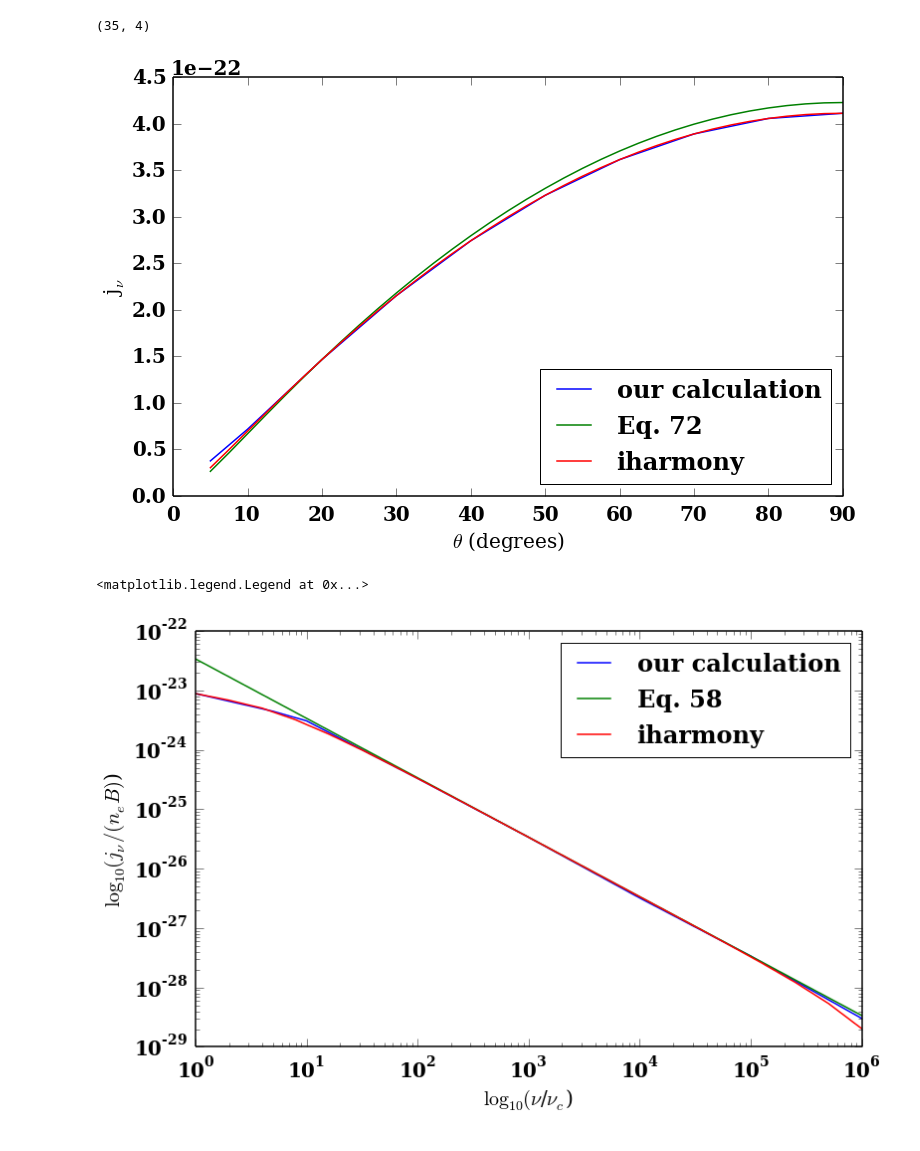
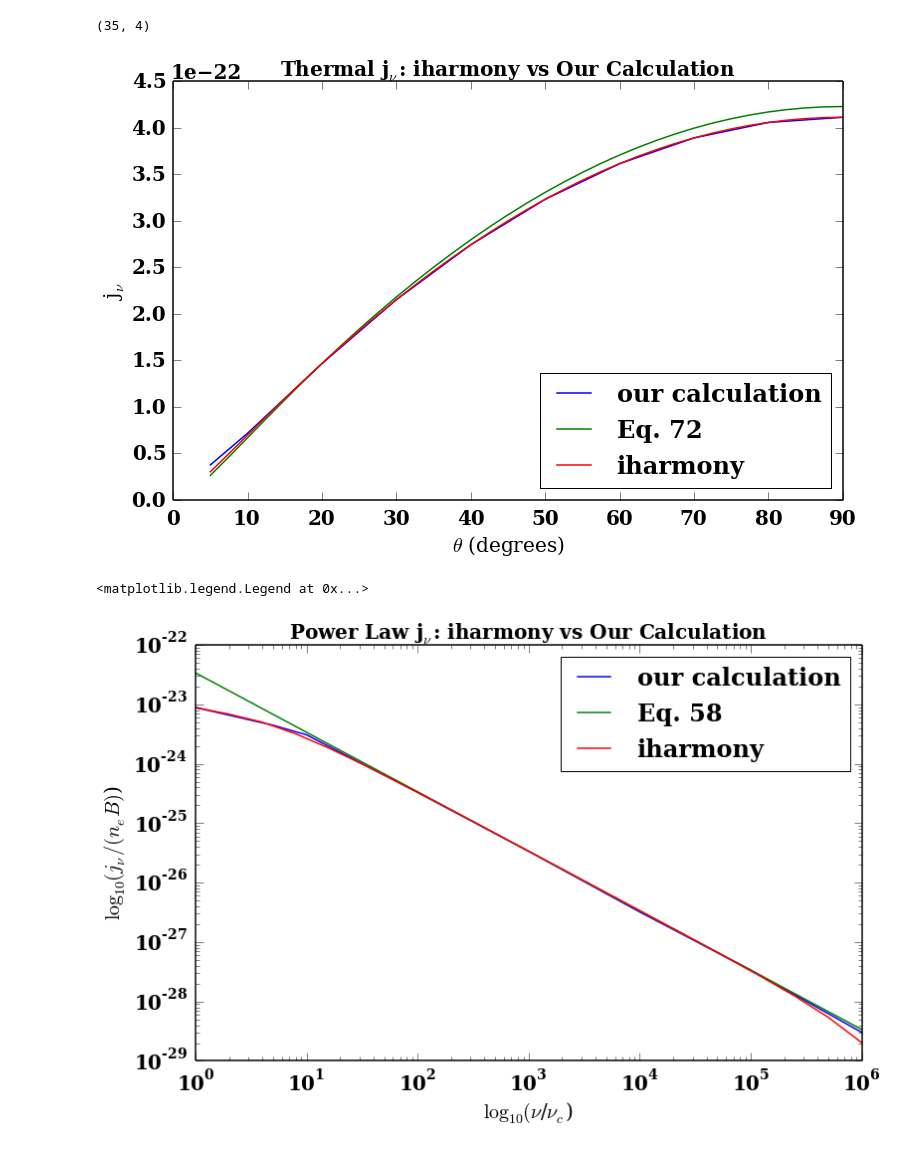
Before and after one commit to aapandy2/kappa_distributions, a Jupyter notebook: jnu_harmony_vs_ours.ipynb, the cells around one changed output. Saved outputs shown, nothing was run; the diff lists cells and outputs as text; code cells hidden in the pictures.

```diff
--- a/jnu_harmony_vs_ours.ipynb
+++ b/jnu_harmony_vs_ours.ipynb
@@ -50,23 +50,27 @@ pl.plot(data2[:, 0], data2[:, 1], label='our calculation')
 
 pl.plot(data[:, 0], data[:, 2], label='Eq. 72')
 pl.plot(data[:, 0], data[:, 1], label='iharmony')
+pl.title('Thermal j$_\\nu$: iharmony vs Our Calculation')
 pl.legend(loc='lower right')
 pl.show()
 # %% [output]
-[figure, old version]
+[figure, new version]
 # %%
 #NONTHERMAL j_nu: iharmony vs our calculation
 #for gamma_min = 1, gamma_max = 1000, p = 3
+n_e = 1.
+B = 100.
 
 data_nonthermal_iharmony = np.loadtxt('/home/alex/iharmony-mod/datafile_nonthermal.txt')
 data_nonthermal_ours = np.loadtxt('/home/alex/Documents/jnu_power_law_ours.txt')
 
 pl.xlabel("$\\log_{10}(\\nu$/$\\nu_c$)")
 pl.ylabel("$\\log_{10}(j_\\nu / (n_eB)$)")
-pl.loglog(data_nonthermal_ours[:, 0], (1./100.) * data_nonthermal_ours[:, 1], label='our calculation')
-pl.loglog(data_nonthermal_iharmony[:, 0], (1./100.) * data_nonthermal_iharmony[:, 2], label='Eq. 58')
-pl.loglog(data_nonthermal_iharmony[:, 0], (1./100.) * data_nonthermal_iharmony[:, 1], label='iharmony')
+pl.loglog(data_nonthermal_ours[:, 0], (1./(n_e * B)) * data_nonthermal_ours[:, 1], label='our calculation')
+pl.loglog(data_nonthermal_iharmony[:, 0], (1./(n_e * B)) * data_nonthermal_iharmony[:, 2], label='Eq. 58')
+pl.loglog(data_nonthermal_iharmony[:, 0], (1./(n_e * B)) * data_nonthermal_iharmony[:, 1], label='iharmony')
+pl.title('Power Law j$_\\nu$: iharmony vs Our Calculation')
 pl.legend()
 # %% [output]
 <matplotlib.legend.Legend at 0x...>
-[figure, old version]
+[figure, new version]
```
Also changed, not shown: 2 other files.
